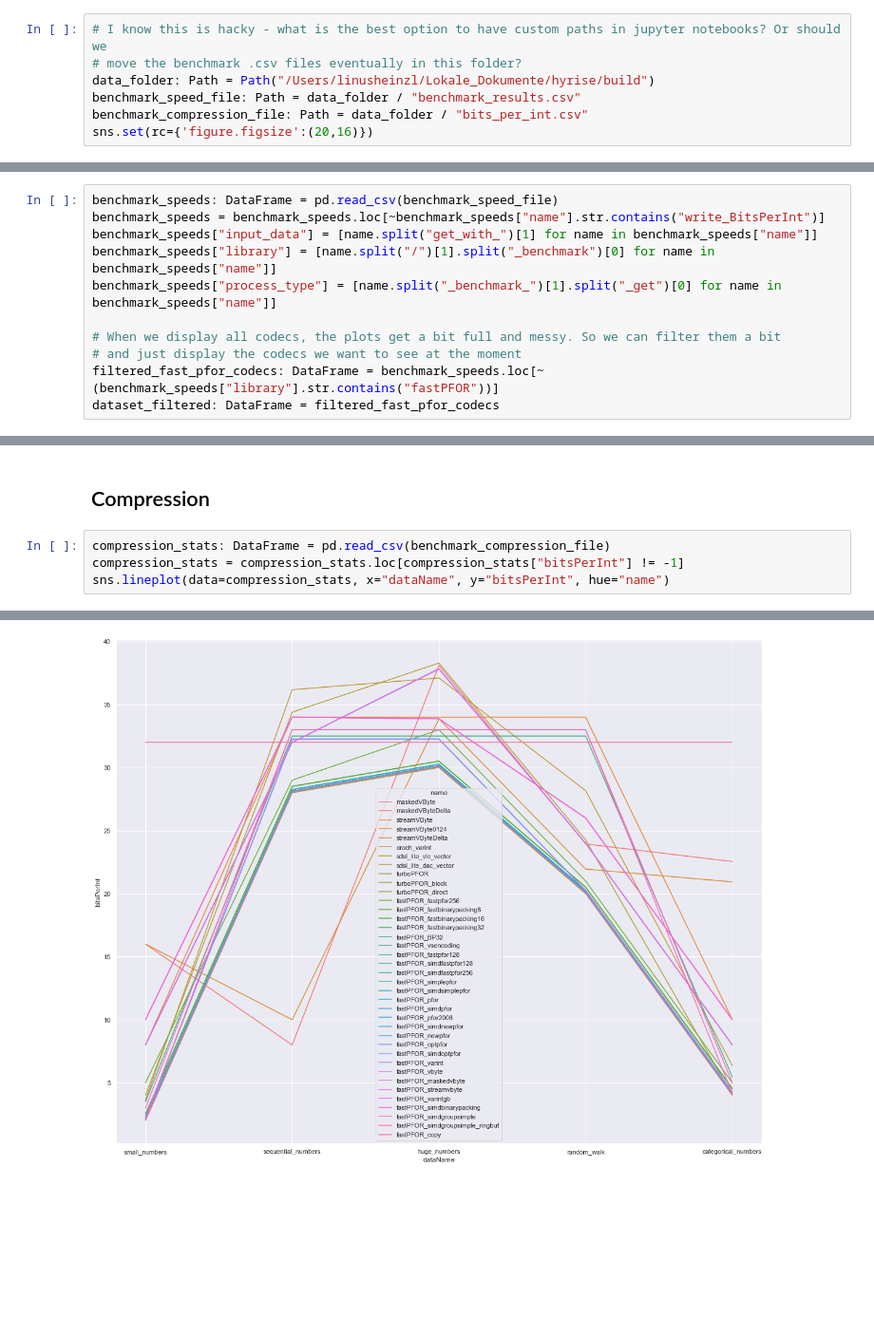
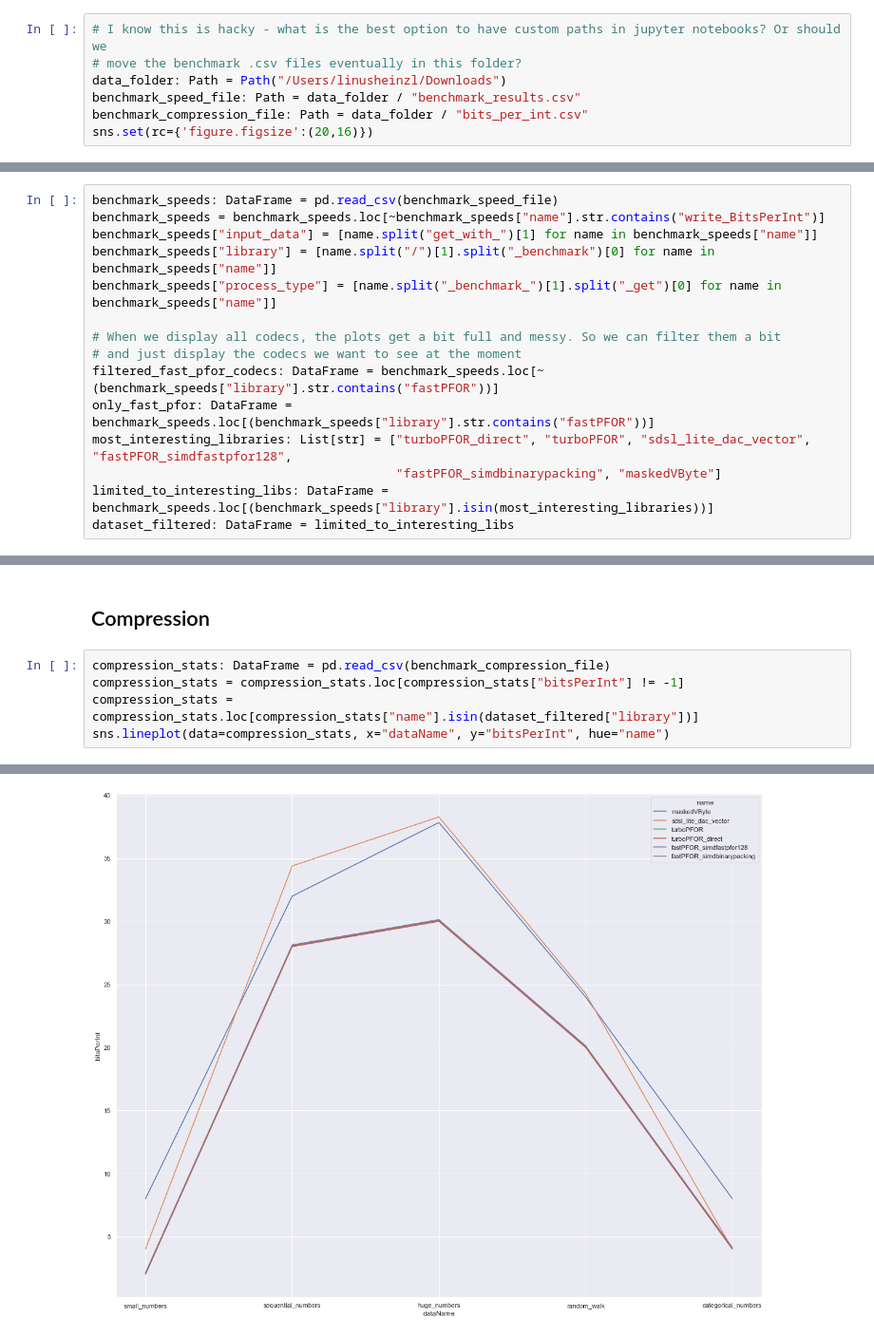
Before and after one commit to linuslh1996/column-compression, a Jupyter notebook: AnalyseBenchmarkResults.ipynb, the cells around one changed output, grey strips where cells are left out. Shown at 95% size. Saved outputs shown, nothing was run; the diff lists cells and outputs as text; blank space fills up the shorter version.

Commit message:
limits plot to the "most promising" libraries and codecs

```diff
--- a/AnalyseBenchmarkResults.ipynb
+++ b/AnalyseBenchmarkResults.ipynb
@@ -6,7 +7,7 @@ import seaborn as sns
 # %%
 # I know this is hacky - what is the best option to have custom paths in jupyter notebooks? Or should we
 # move the benchmark .csv files eventually in this folder?
-data_folder: Path = Path("/Users/linusheinzl/Lokale_Dokumente/hyrise/build")
+data_folder: Path = Path("/Users/linusheinzl/Downloads")
 benchmark_speed_file: Path = data_folder / "benchmark_results.csv"
 benchmark_compression_file: Path = data_folder / "bits_per_int.csv"
 sns.set(rc={'figure.figsize':(20,16)})
@@ -22,7 +23,11 @@ benchmark_speeds["process_type"] = [name.split("_benchmark_")[1].split("_get")[0
 # When we display all codecs, the plots get a bit full and messy. So we can filter them a bit
 # and just display the codecs we want to see at the moment
 filtered_fast_pfor_codecs: DataFrame = benchmark_speeds.loc[~(benchmark_speeds["library"].str.contains("fastPFOR"))]
-dataset_filtered: DataFrame = filtered_fast_pfor_codecs
+only_fast_pfor: DataFrame = benchmark_speeds.loc[(benchmark_speeds["library"].str.contains("fastPFOR"))]
+most_interesting_libraries: List[str] = ["turboPFOR_direct", "turboPFOR", "sdsl_lite_dac_vector", "fastPFOR_simdfastpfor128",
+                                         "fastPFOR_simdbinarypacking", "maskedVByte"]
+limited_to_interesting_libs: DataFrame = benchmark_speeds.loc[(benchmark_speeds["library"].isin(most_interesting_libraries))]
+dataset_filtered: DataFrame = limited_to_interesting_libs
 # %% [markdown]
 ## Encoding
 # %%
@@ -52,7 +57,8 @@ plot.set_yscale("log")
 # %%
 compression_stats: DataFrame = pd.read_csv(benchmark_compression_file)
 compression_stats = compression_stats.loc[compression_stats["bitsPerInt"] != -1]
+compression_stats = compression_stats.loc[compression_stats["name"].isin(dataset_filtered["library"])]
 sns.lineplot(data=compression_stats, x="dataName", y="bitsPerInt", hue="name")
 # %% [output]
 <AxesSubplot:xlabel='dataName', ylabel='bitsPerInt'>
-[figure, old version]
+[figure, new version]
```
Also changed, not shown: parts of 4 cells of this notebook.
